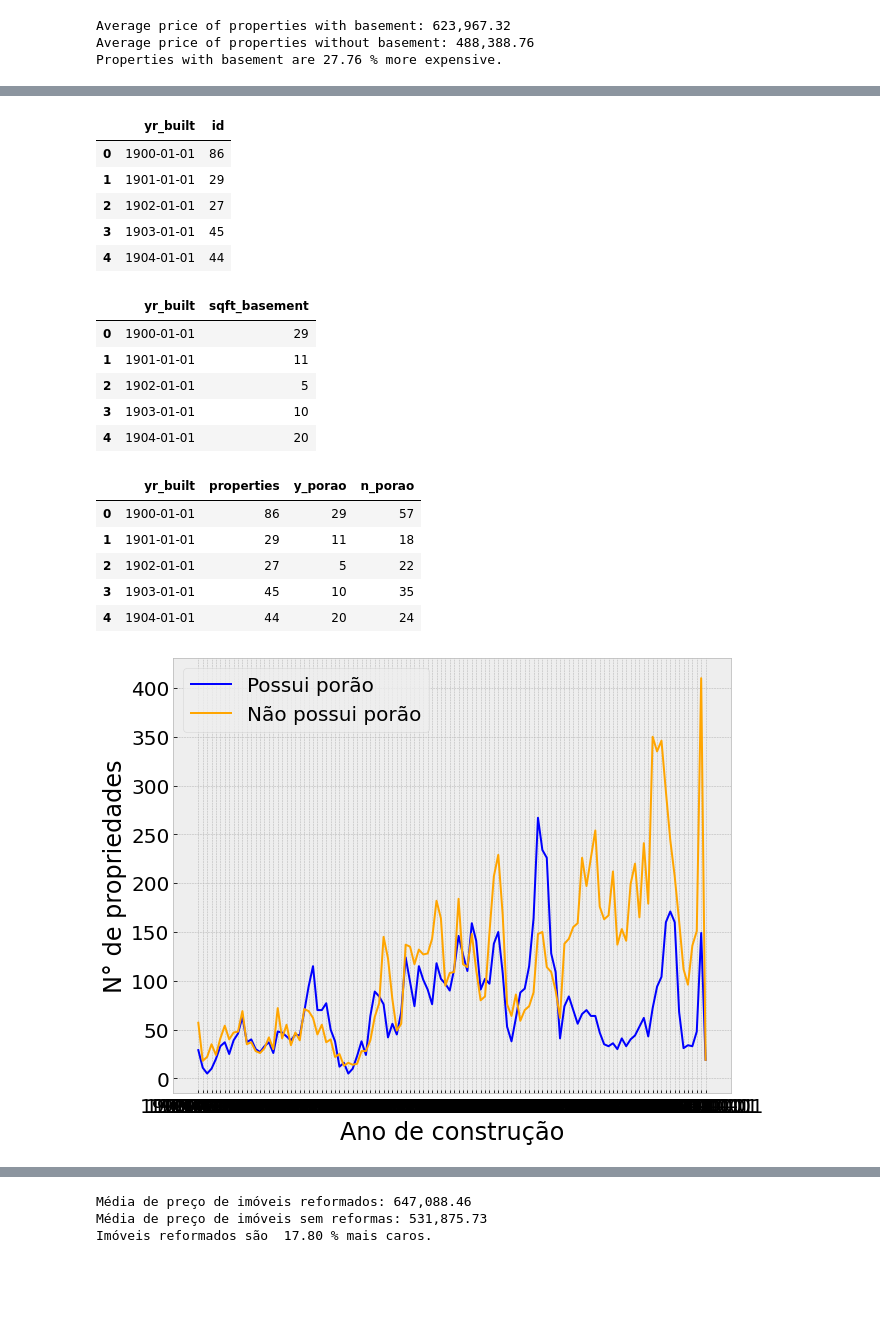
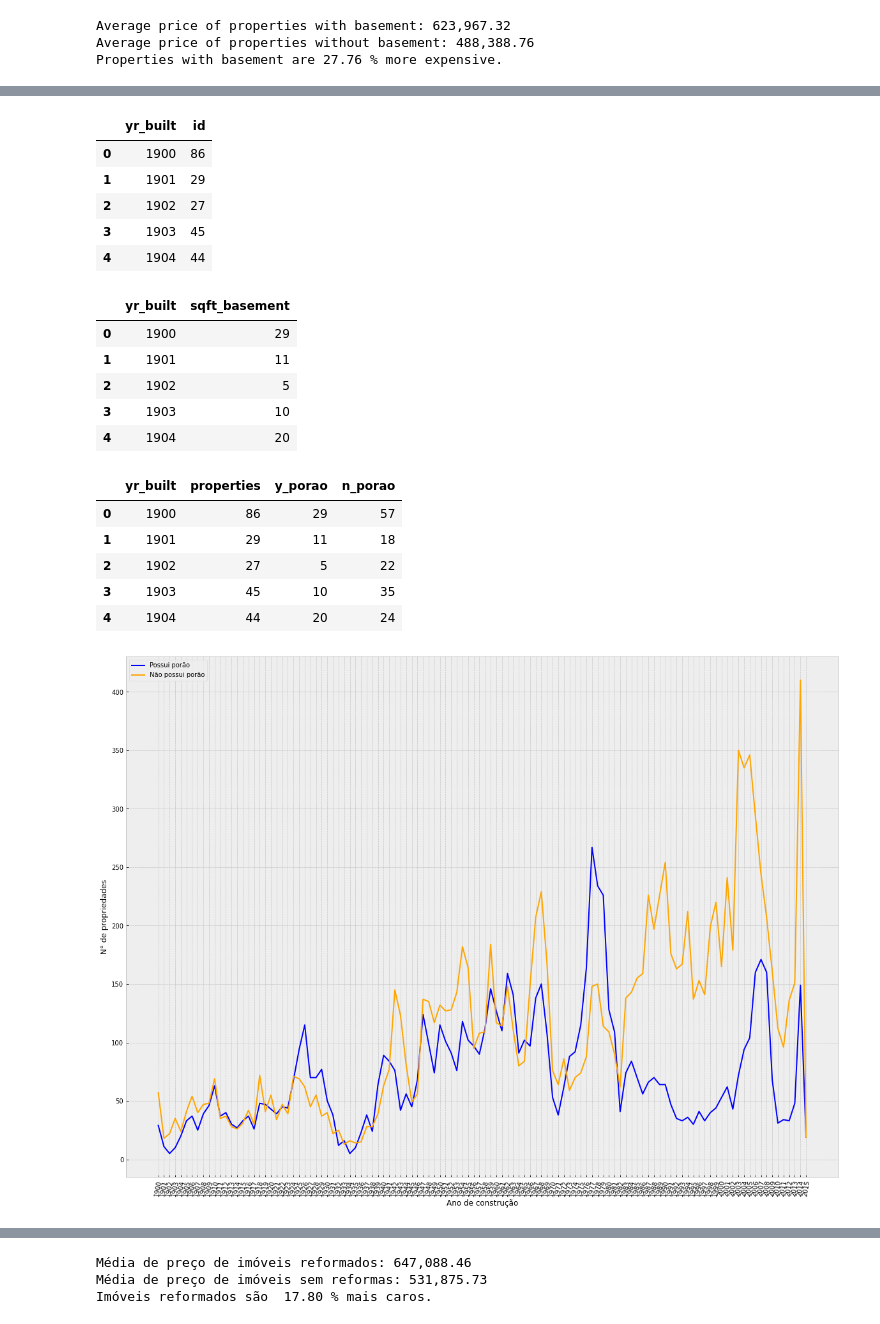
Before and after one commit to obregonrodrigo/house-rocket-insights, a Jupyter notebook: notebooks/notebook.ipynb, the cells around one changed output, grey strips where cells are left out. Drawn from its saved outputs; the diff is of its cells as text; code cells hidden in the pictures; blank space fills up the shorter version.

```diff
--- a/notebooks/notebook.ipynb
+++ b/notebooks/notebook.ipynb
@@ -287,6 +268,11 @@ else:
     data = pd.merge(data, df_geo, how='left', on='id')
 # %% [output]
 DATASET ATUALIZADO
+# %%
+data['dormitory_type'] = 'values'
+data.loc[data['bedrooms'] == 1, 'dormitory_type'] = 'studio'
+data.loc[data['bedrooms'] == 2, 'dormitory_type'] = 'apartament'
+data.loc[data['bedrooms'] >= 3, 'dormitory_type'] = 'house'
 # %%
 # media de preço por zipcode
 
@@ -438,8 +442 @@ Propriedades com vista para água são 211.76 % mais caras
 **Verdade:** Propriedades com porões tem qualidade ligeiramente superior.
-# %%
-# propriedades com porão
-aux = data[data['sqft_basement']!=0][['id','condition','sqft_basement']].copy()
-
-y_porao = aux[['id','condition']].groupby('condition').count().reset_index()
-plt.bar(y_porao['condition'], y_porao['id'])
-plt.rcParams['figure.figsize'] = (10,8)
@@ -448,7 +442,0 @@ plt.rcParams['figure.figsize'] = (10,8)
-# %%
-# propriedades sem porão
-aux = data[data['sqft_basement']==0][['id','condition','sqft_basement']].copy()
-
-n_porao = aux[['id','condition']].groupby('condition').count().reset_index()
-plt.bar(n_porao['condition'], n_porao['id'])
-plt.rcParams['figure.figsize'] = (10,8)
@@ -505,41 +514,44 @@ Properties with basement are 27.76 % more expensive.
 # %%
+data['yr_built'] = pd.to_datetime(data['yr_built']).dt.strftime('%Y')
+
 total = data[['id', 'yr_built']].groupby('yr_built').count().reset_index()
 total.head()
 # %% [output]
 |  | yr_built | id |
-| 0 | 1900-01-01 | 86 |
-| 1 | 1901-01-01 | 29 |
-| 2 | 1902-01-01 | 27 |
-| 3 | 1903-01-01 | 45 |
-| 4 | 1904-01-01 | 44 |
+| 0 | 1900 | 86 |
+| 1 | 1901 | 29 |
+| 2 | 1902 | 27 |
+| 3 | 1903 | 45 |
+| 4 | 1904 | 44 |
 # %%
 y_porao = data[data['sqft_basement']!=0][['sqft_basement','yr_built']].groupby('yr_built').count().reset_index()
 y_porao.head()
 # %% [output]
 |  | yr_built | sqft_basement |
-| 0 | 1900-01-01 | 29 |
-| 1 | 1901-01-01 | 11 |
-| 2 | 1902-01-01 | 5 |
-| 3 | 1903-01-01 | 10 |
-| 4 | 1904-01-01 | 20 |
+| 0 | 1900 | 29 |
+| 1 | 1901 | 11 |
+| 2 | 1902 | 5 |
+| 3 | 1903 | 10 |
+| 4 | 1904 | 20 |
 # %%
 compara = pd.merge(total, y_porao, on='yr_built', how='left').rename(columns={'id': 'properties', 'sqft_basement': 'y_porao'})
 compara['n_porao'] = compara['properties'] - compara['y_porao']
 compara.head()
 # %% [output]
 |  | yr_built | properties | y_porao | n_porao |
-| 0 | 1900-01-01 | 86 | 29 | 57 |
-| 1 | 1901-01-01 | 29 | 11 | 18 |
-| 2 | 1902-01-01 | 27 | 5 | 22 |
-| 3 | 1903-01-01 | 45 | 10 | 35 |
-| 4 | 1904-01-01 | 44 | 20 | 24 |
+| 0 | 1900 | 86 | 29 | 57 |
+| 1 | 1901 | 29 | 11 | 18 |
+| 2 | 1902 | 27 | 5 | 22 |
+| 3 | 1903 | 45 | 10 | 35 |
+| 4 | 1904 | 44 | 20 | 24 |
 # %%
+plt.xticks( rotation=80)
 plt.plot(compara['yr_built'], compara['y_porao'], color='blue', label='Possui porão')
 plt.plot(compara['yr_built'], compara['n_porao'], color='orange', label='Não possui porão')
 plt.xlabel('Ano de construção')
 plt.ylabel('N° de propriedades')
 plt.legend()
 plt.show()
 # %% [output]
-[figure, old version]
+[figure, new version]
 # %% [markdown]
```
Also changed, not shown: parts of 45 cells of this notebook.
